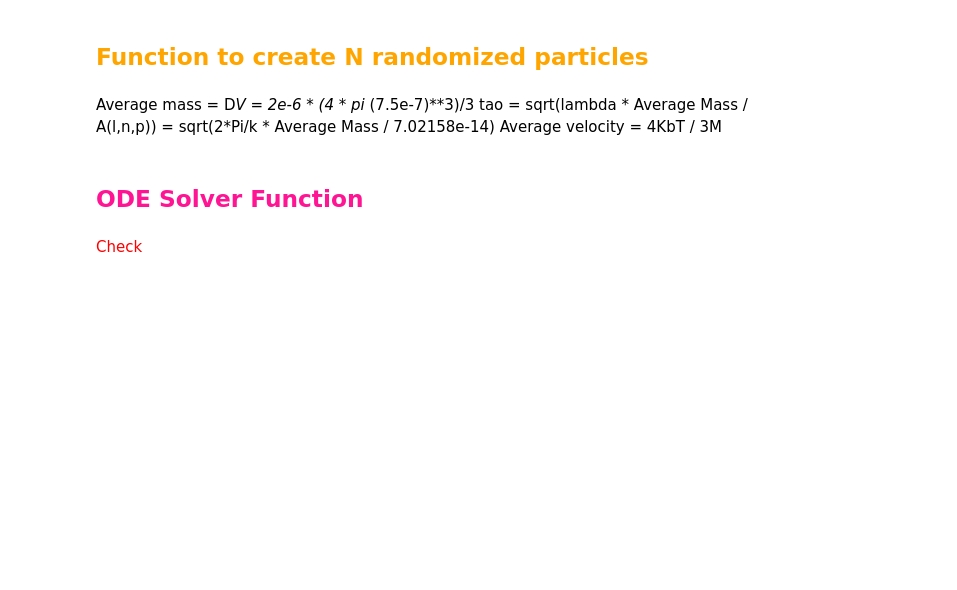
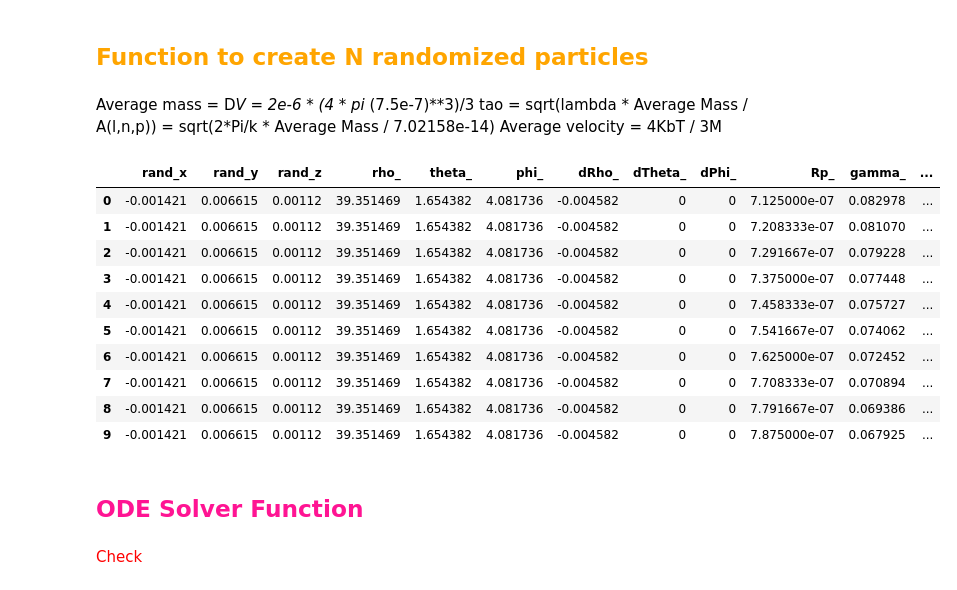
Before and after one commit to Hi-Tree/WGM_Forces, a Jupyter notebook: ode.ipynb, the cells around one changed output. Drawn from its saved outputs; the diff is of its cells as text; code cells hidden in the pictures; blank space fills up the shorter version.

```diff
--- a/ode.ipynb
+++ b/ode.ipynb
@@ -57,4 +60,18 @@ def randomized(N):
     return Results
+# %%
+randomized(10)
+# %% [output]
+|  | rand_x | rand_y | rand_z | rho_ | theta_ | phi_ | dRho_ | dTheta_ | dPhi_ | Rp_ | gamma_ | ... |
+| 0 | -0.001421 | 0.006615 | 0.00112 | 39.351469 | 1.654382 | 4.081736 | -0.004582 | 0 | 0 | 7.125000e-07 | 0.082978 | ... |
+| 1 | -0.001421 | 0.006615 | 0.00112 | 39.351469 | 1.654382 | 4.081736 | -0.004582 | 0 | 0 | 7.208333e-07 | 0.081070 | ... |
+| 2 | -0.001421 | 0.006615 | 0.00112 | 39.351469 | 1.654382 | 4.081736 | -0.004582 | 0 | 0 | 7.291667e-07 | 0.079228 | ... |
+| 3 | -0.001421 | 0.006615 | 0.00112 | 39.351469 | 1.654382 | 4.081736 | -0.004582 | 0 | 0 | 7.375000e-07 | 0.077448 | ... |
+| 4 | -0.001421 | 0.006615 | 0.00112 | 39.351469 | 1.654382 | 4.081736 | -0.004582 | 0 | 0 | 7.458333e-07 | 0.075727 | ... |
+| 5 | -0.001421 | 0.006615 | 0.00112 | 39.351469 | 1.654382 | 4.081736 | -0.004582 | 0 | 0 | 7.541667e-07 | 0.074062 | ... |
+| 6 | -0.001421 | 0.006615 | 0.00112 | 39.351469 | 1.654382 | 4.081736 | -0.004582 | 0 | 0 | 7.625000e-07 | 0.072452 | ... |
+| 7 | -0.001421 | 0.006615 | 0.00112 | 39.351469 | 1.654382 | 4.081736 | -0.004582 | 0 | 0 | 7.708333e-07 | 0.070894 | ... |
+| 8 | -0.001421 | 0.006615 | 0.00112 | 39.351469 | 1.654382 | 4.081736 | -0.004582 | 0 | 0 | 7.791667e-07 | 0.069386 | ... |
+| 9 | -0.001421 | 0.006615 | 0.00112 | 39.351469 | 1.654382 | 4.081736 | -0.004582 | 0 | 0 | 7.875000e-07 | 0.067925 | ... |
 # %% [markdown]
 <h2 style="color:deeppink">ODE Solver Function</h2>
 # %%
```
Also changed, not shown: parts of 5 cells of this notebook.
